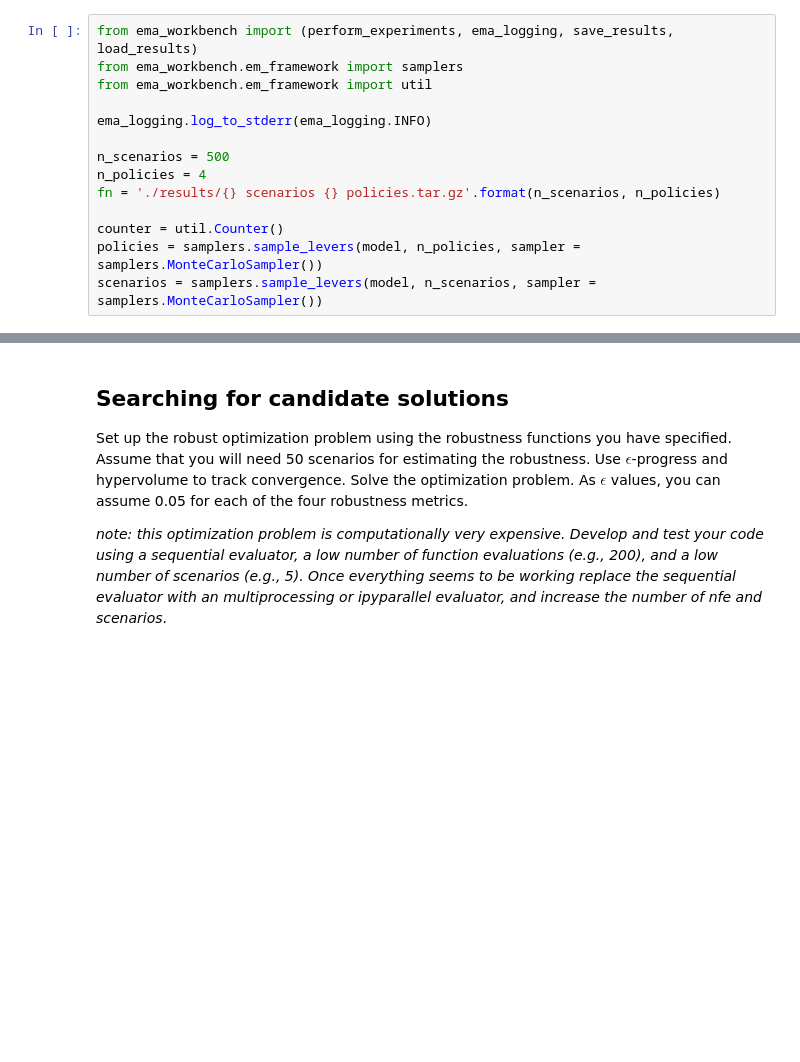
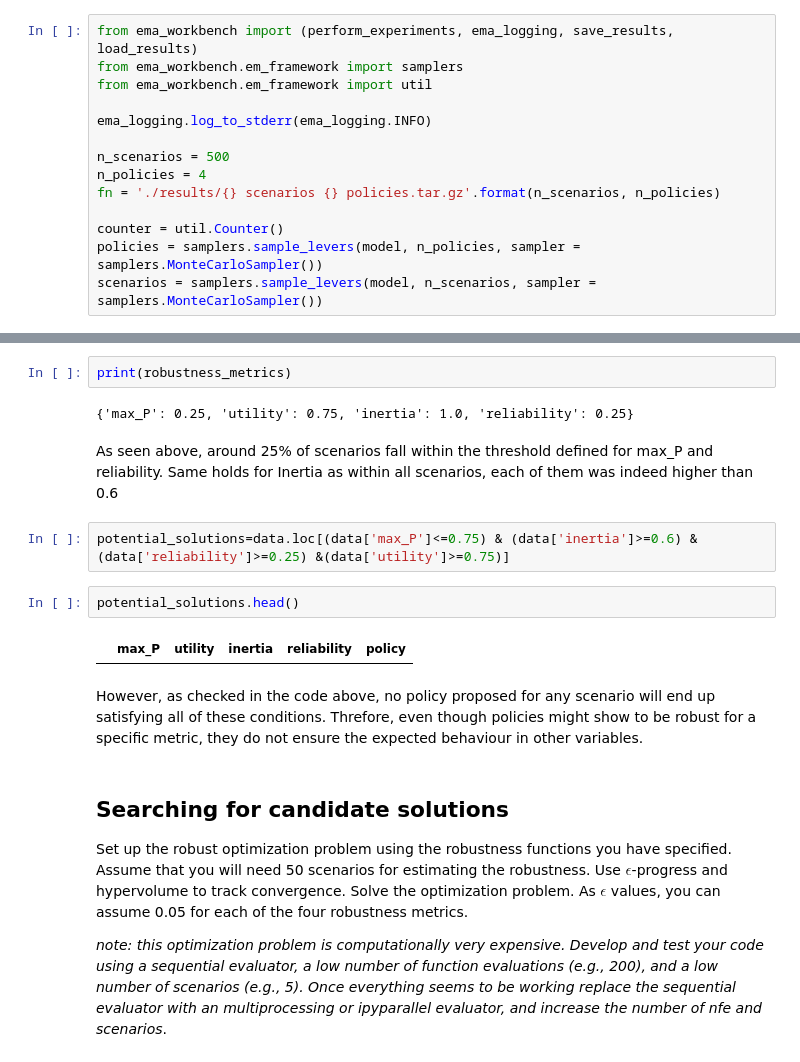
Before and after one commit to tamarvooijs/MBDM, a Jupyter notebook: Week 5-6 - robustness and direct search/assignment 10 - MORO_tamar.ipynb, the cells around one changed output, grey strips where cells are left out. Saved outputs shown, nothing was run; the diff lists cells and outputs as text; blank space fills up the shorter version.

```diff
--- a/Week 5-6 - robustness and direct search/assignment 10 - MORO_tamar.ipynb
+++ b/Week 5-6 - robustness and direct search/assignment 10 - MORO_tamar.ipynb
@@ -132,3 +147,17 @@ robustness_max_p =
+# %%
+print(robustness_metrics)
+# %% [output]
+{'max_P': 0.25, 'utility': 0.75, 'inertia': 1.0, 'reliability': 0.25}
+# %% [markdown]
+As seen above, around 25% of scenarios fall within the threshold defined for max_P and reliability. Same holds for Inertia as within all scenarios, each of them was indeed higher than 0.6
+# %%
+potential_solutions=data.loc[(data['max_P']<=0.75) & (data['inertia']>=0.6) & (data['reliability']>=0.25) &(data['utility']>=0.75)]
+# %%
+potential_solutions.head()
+# %% [output]
+|  | max_P | utility | inertia | reliability | policy |
+# %% [markdown]
+However, as checked in the code above, no policy proposed for any scenario will end up satisfying all of these conditions. Threfore, even though policies might show to be robust for a specific metric, they do not ensure the expected behaviour in other variables.
 # %% [markdown]
 ## Searching for candidate solutions
 Set up the robust optimization problem using the robustness functions you have specified. Assume that you will need 50 scenarios for estimating the robustness. Use $\epsilon$-progress and hypervolume to track convergence. Solve the optimization problem. As $\epsilon$ values, you can assume 0.05 for each of the four robustness metrics.
```
Also changed, not shown: parts of 16 cells of this notebook, 2 other files.
